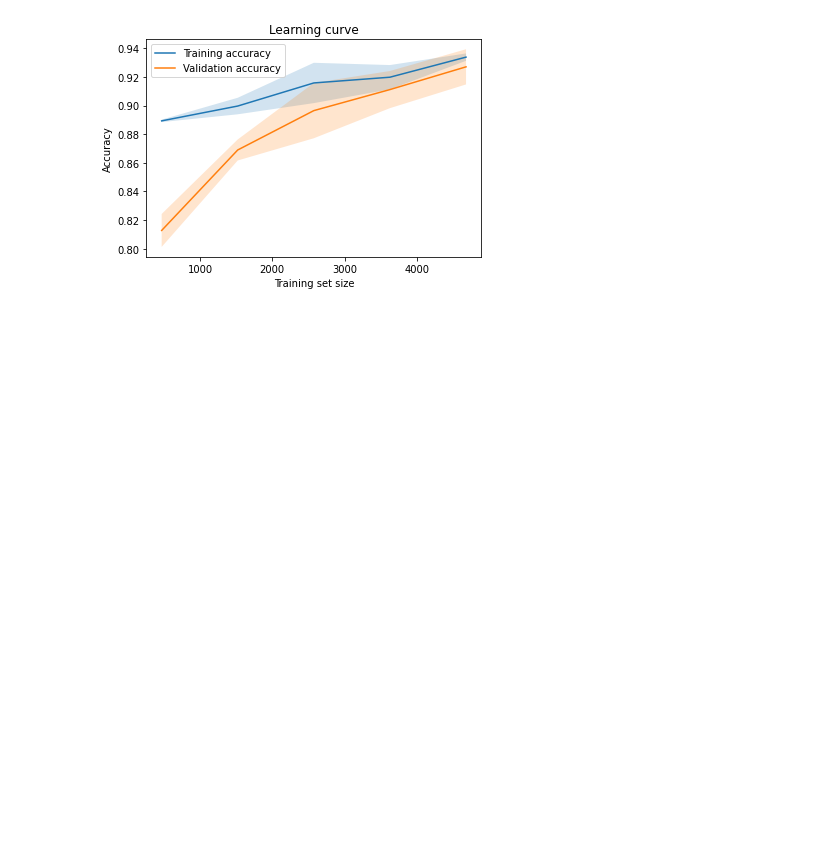
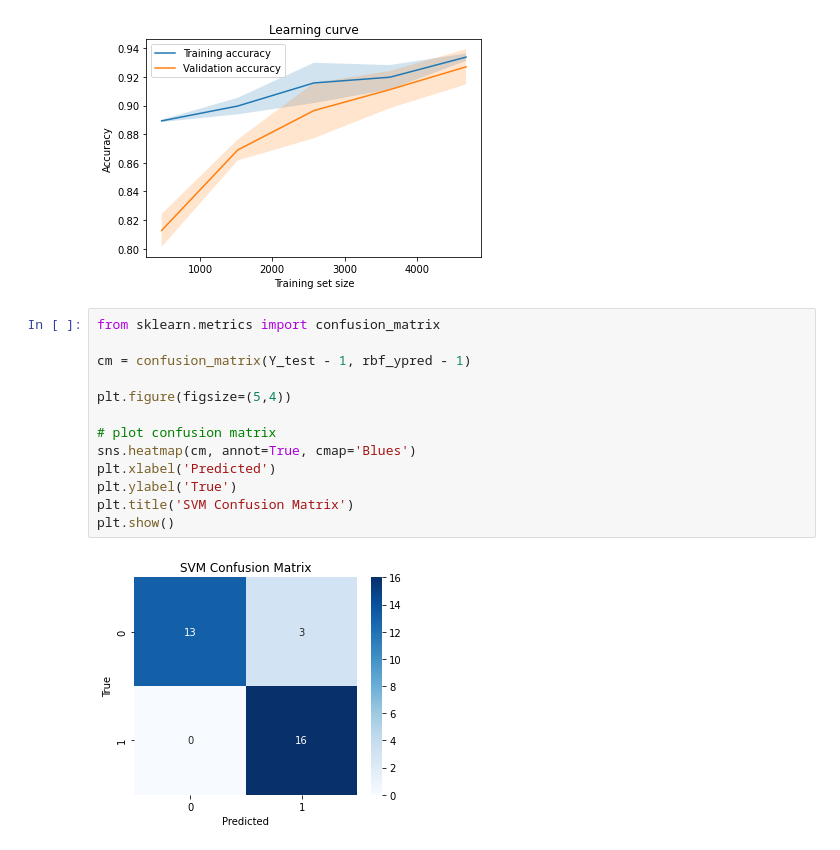
Before and after one commit to ktian9/svm-cs490, a Jupyter notebook: svm_notebook_v2.ipynb, the cells around one changed output. Saved outputs shown, nothing was run; the diff lists cells and outputs as text; blank space fills up the shorter version.

Commit message:
confusion matrix updated

```diff
--- a/svm_notebook_v2.ipynb
+++ b/svm_notebook_v2.ipynb
@@ -478,3 +478,18 @@ plt.title('Learning curve')
 plt.show()
 # %% [output]
 [figure]
+# %%
+from sklearn.metrics import confusion_matrix
+
+cm = confusion_matrix(Y_test - 1, rbf_ypred - 1)
+
+plt.figure(figsize=(5,4))
+
+# plot confusion matrix
+sns.heatmap(cm, annot=True, cmap='Blues')
+plt.xlabel('Predicted')
+plt.ylabel('True')
+plt.title('SVM Confusion Matrix')
+plt.show()
+# %% [output]
+[figure, added]
```
